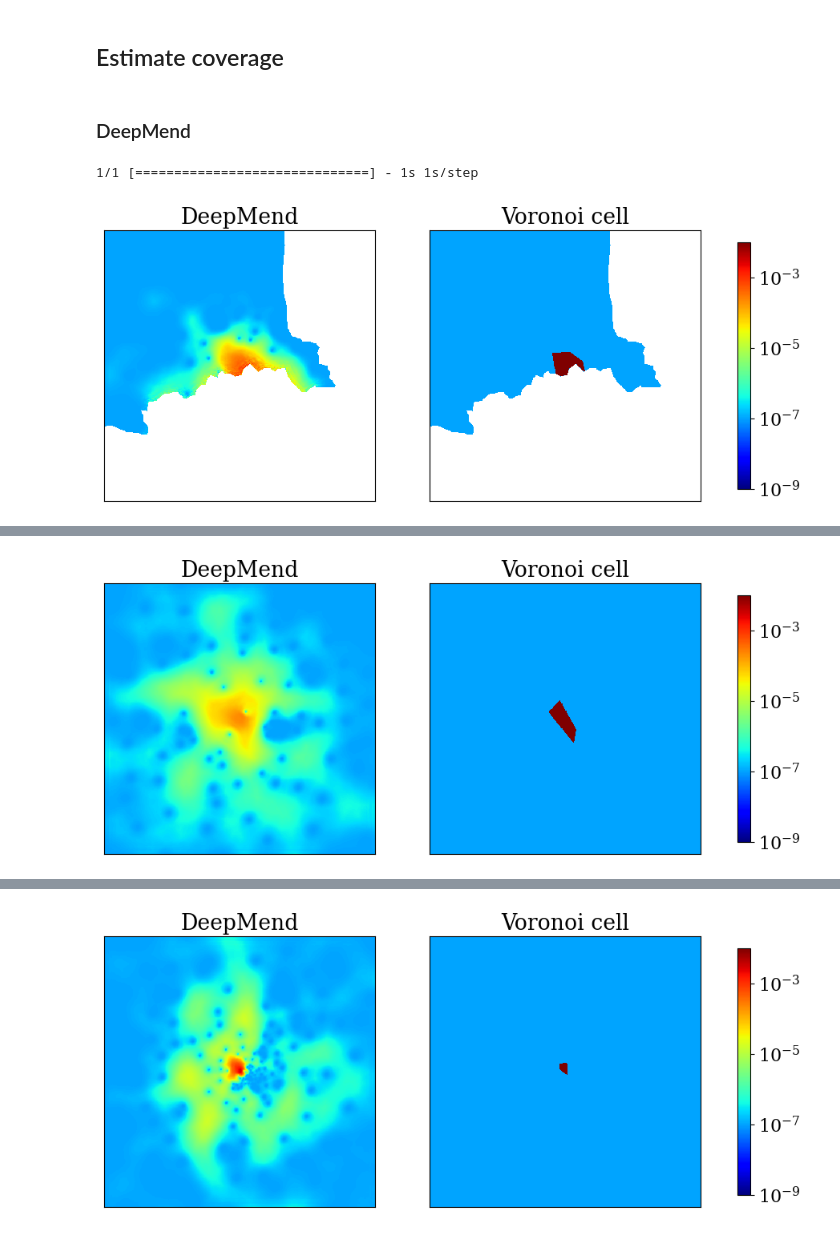
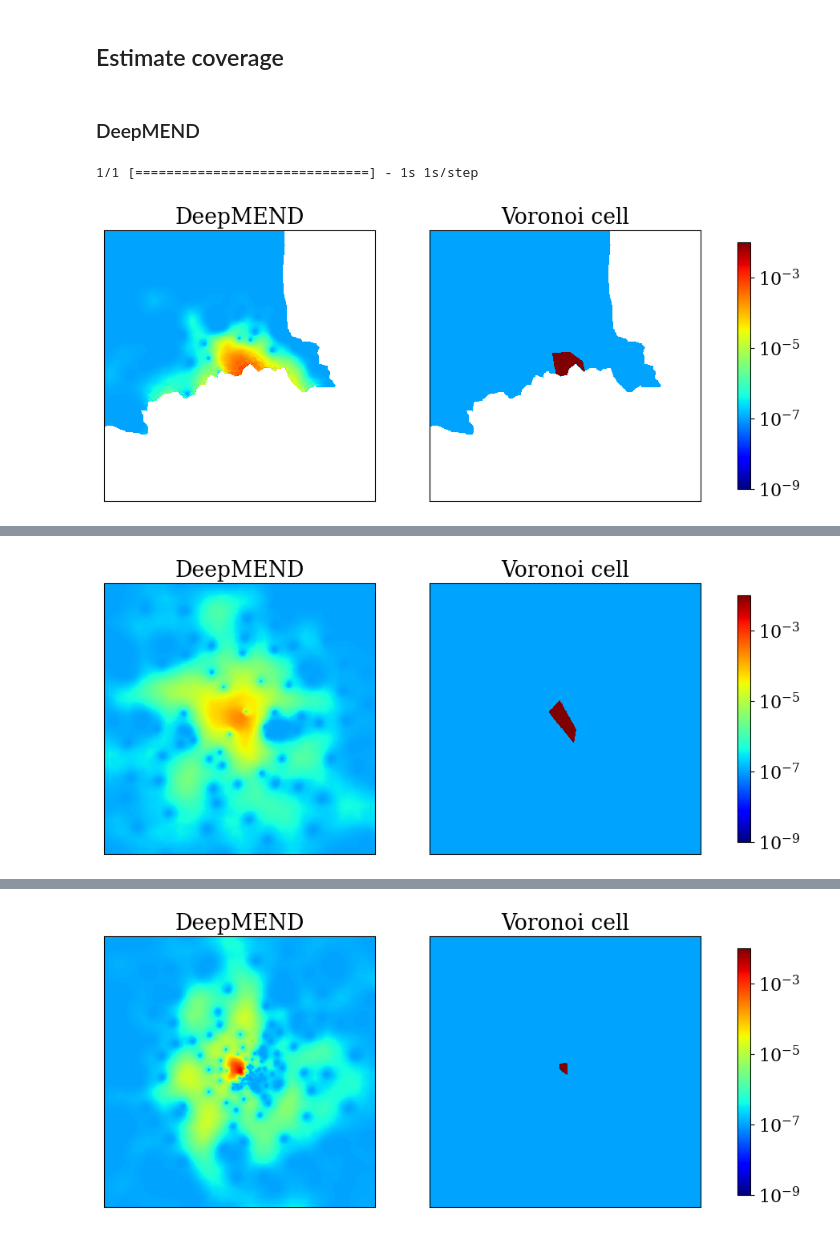
Before and after one commit to nds-group/DeepMEND, a Jupyter notebook: How_to.ipynb, the cells around one changed output, grey strips where cells are left out. Saved outputs shown, nothing was run; the diff lists cells and outputs as text; code cells hidden in the pictures.

```diff
--- a/How_to.ipynb
+++ b/How_to.ipynb
@@ -186,47 +202,47 @@ m
 # %% [markdown]
 ## Estimate coverage
 # %% [markdown]
-### DeepMend
+### DeepMEND
 # %%
 sites = zip(df_sites['latitude'], df_sites['longitude'])
 sites = np.array(list(sites))
 
 lambert93 = 'epsg:2154' # https://epsg.io/2154
-deepMend = DeepMend(sites,
+deepMend = DeepMEND(sites,
                         france_mainland,
                         lambert93,
-                        model_path='DeepMend_SDUnet_ks2_015',
+                        model_path='DeepMEND_SDUnet_ks2_015',
                         compute_voronoi_tessellation = True)
 # %%
 cmap_prob = cm.get_cmap('jet').copy()
 cmap_prob.set_under('w', 0)
 norm_prob = colrs.LogNorm(vmin=1e-9, vmax=1e-2)
 
 site_indexs = [18, 6783, 10101]
 for index, site_index in enumerate(site_indexs):
 
     prediction, mask = deepMend.get_prediction(site_index)
     voronoi_cell_matrix = deepMend.get_voronoi(site_index)
 
     fig, axs = plt.subplots(1, 2, figsize=(12, 5))
     ax = axs[0]
     ax.imshow(prediction+mask/1e7, cmap=cmap_prob, norm=norm_prob, origin='lower', interpolation='nearest')
     ax.set_xticks([])
     ax.set_yticks([])
-    ax.set_title('DeepMend')
+    ax.set_title('DeepMEND')
 
     ax = axs[1]
     ax.imshow(voronoi_cell_matrix+mask/1e7, cmap=cmap_prob, norm=norm_prob, origin='lower', interpolation='nearest')
     ax.set_xticks([])
     ax.set_yticks([])
     ax.set_title('Voronoi cell')
 
     plt.colorbar(cm.ScalarMappable(norm=norm_prob,
                                    cmap=cmap_prob),
                                    ax=axs.ravel().tolist(),
                                    shrink=0.8)
 
     plt.show()
 # %% [output]
 1/1 [==============================] - 1s 1s/step
-[figure, old version]
+[figure, new version]
@@ -234 +250 @@ for index, site_index in enumerate(site_indexs):
-[figure, old version]
+[figure, new version]
@@ -236 +252 @@ for index, site_index in enumerate(site_indexs):
-[figure, old version]
+[figure, new version]
```
Also changed, not shown: parts of 4 cells of this notebook, 2 other files.
